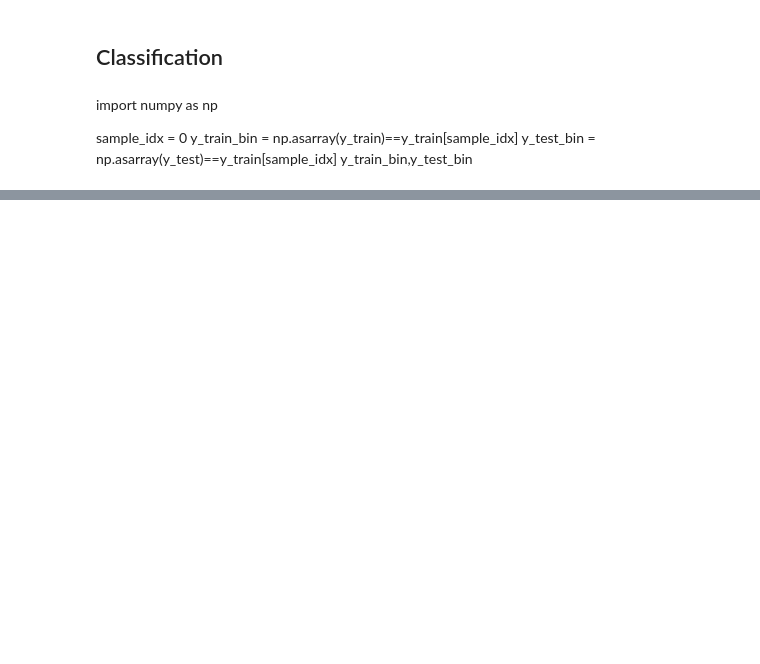
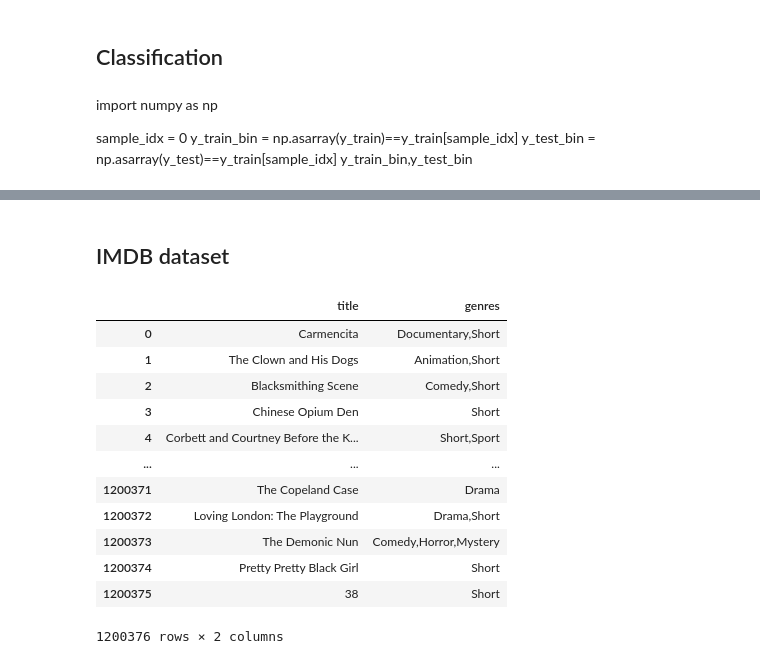
Before and after one commit to EnnedueJ/Text-Analytics-Project, a Jupyter notebook: lstm-movies-classification.ipynb, the cells around one changed output, grey strips where cells are left out. Drawn from its saved outputs; the diff is of its cells as text; code cells hidden in the pictures; blank space fills up the shorter version.

```diff
--- a/lstm-movies-classification.ipynb
+++ b/lstm-movies-classification.ipynb
@@ -179,0 +335,19 @@ plt.show()
+# %% [markdown]
+## IMDB dataset
+# %%
+df_imdb = pd.read_csv('../input/imdb-movies-genres/imdb_dataset.csv',usecols=['title','genres'])
+df_imdb
+# %% [output]
+|  | title | genres |
+| 0 | Carmencita | Documentary,Short |
+| 1 | The Clown and His Dogs | Animation,Short |
+| 2 | Blacksmithing Scene | Comedy,Short |
+| 3 | Chinese Opium Den | Short |
+| 4 | Corbett and Courtney Before the K... | Short,Sport |
+| ... | ... | ... |
+| 1200371 | The Copeland Case | Drama |
+| 1200372 | Loving London: The Playground | Drama,Short |
+| 1200373 | The Demonic Nun | Comedy,Horror,Mystery |
+| 1200374 | Pretty Pretty Black Girl | Short |
+| 1200375 | 38 | Short |
+1200376 rows × 2 columns
```
Also changed, not shown: parts of 24 cells of this notebook.
